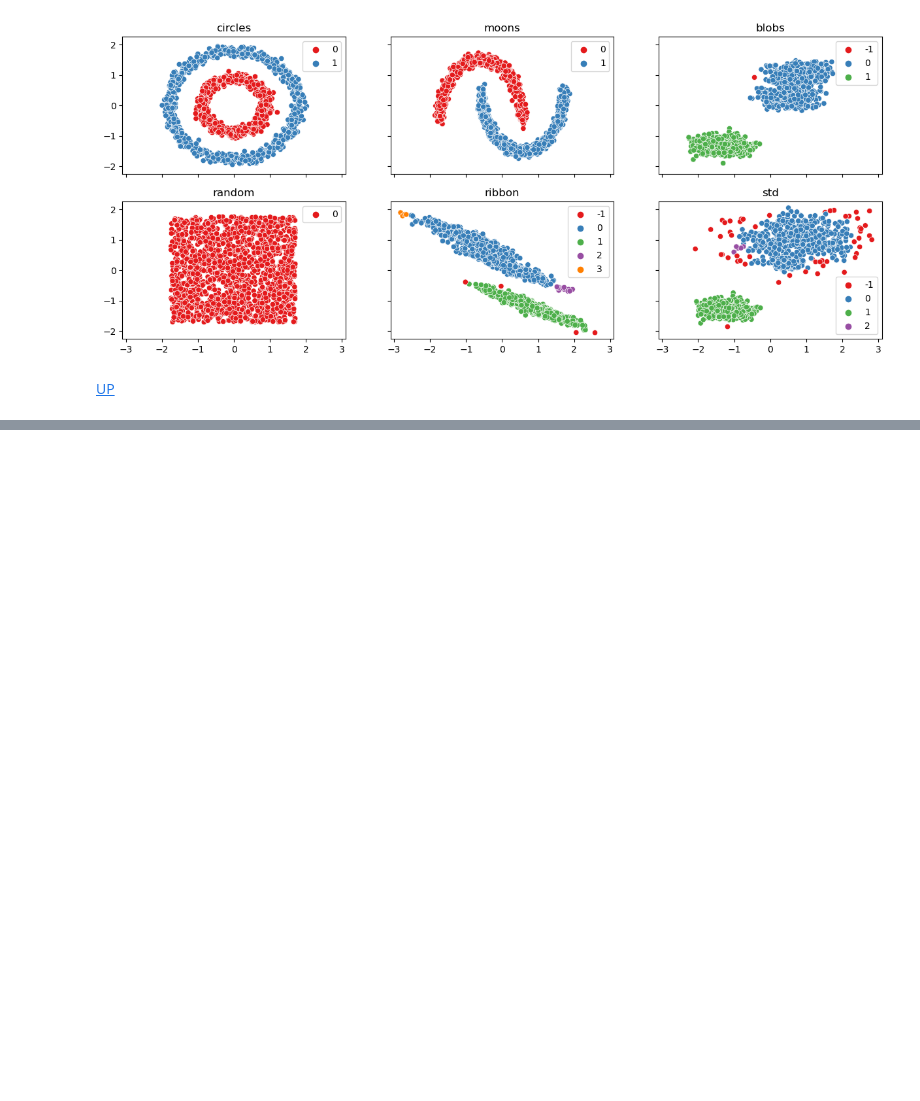
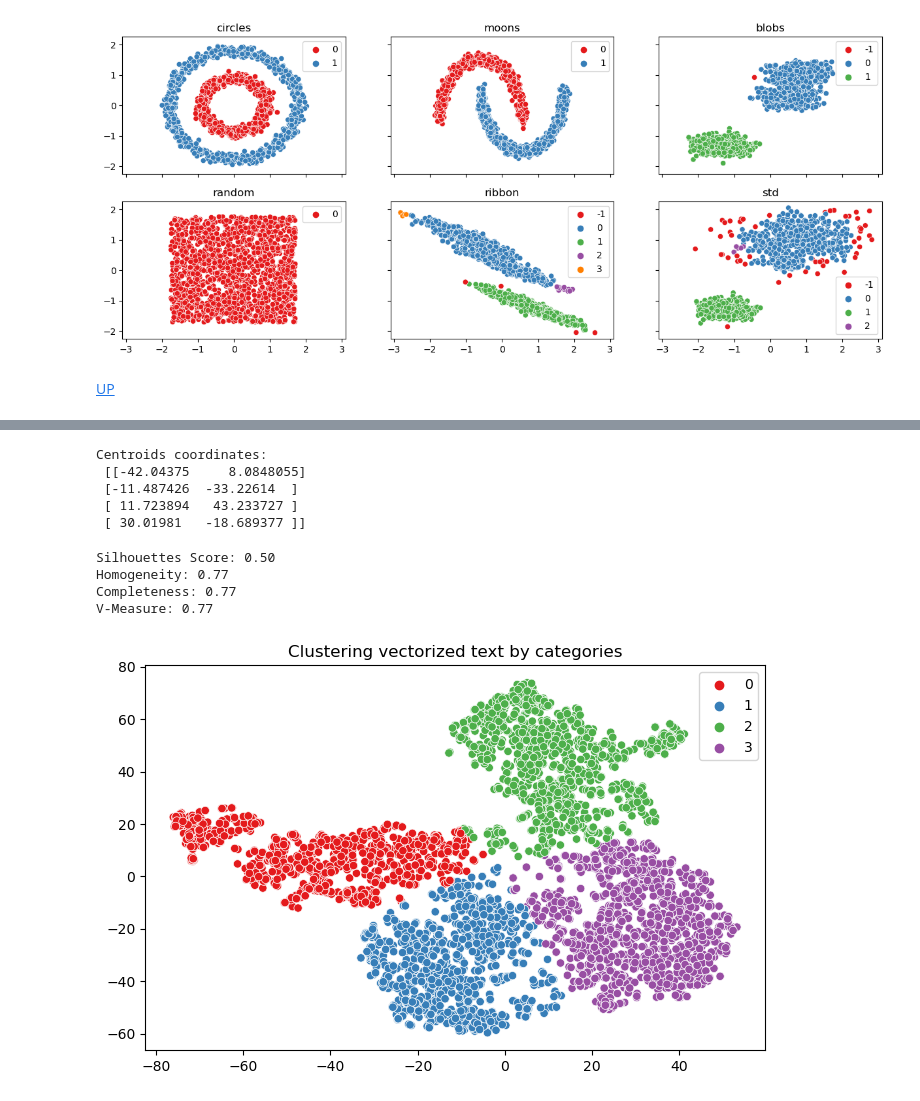
Before and after one commit to leopoldgerber/Machine-Learning, a Jupyter notebook: ML-7. Clustering.ipynb, the cells around one changed output, grey strips where cells are left out. Saved outputs shown, nothing was run; the diff lists cells and outputs as text; code cells hidden in the pictures; blank space fills up the shorter version.

Commit message:
Update ML-7. Clustering Added Vectorization

```diff
--- a/ML-7. Clustering.ipynb
+++ b/ML-7. Clustering.ipynb
@@ -721,0 +757,55 @@ plt.show()
+# %%
+model = Word2Vec(docs, min_count = 20, vector_size = 50)
+# %%
+def doc_vectorizer(doc, model):
+    doc_vector = []
+    num_words = 0
+    for word in doc:
+        try:
+            if num_words == 0:
+                doc_vector = model.wv[word]
+            else:
+                doc_vector = np.add(doc_vector, model.wv[word])
+            num_words += 1
+        except:
+            pass
+
+    return np.asarray(doc_vector) / num_words
+
+X = []
+for doc in docs:
+    X.append(doc_vectorizer(doc, model))
+# %%
+from sklearn.manifold import TSNE
+
+tsne = TSNE(n_components = 2, random_state = 0)
+X = tsne.fit_transform(np.asarray(X))
+# %%
+kmeans = kmeans = KMeans(n_clusters=4)
+kmeans.fit(X)
+y_pred = kmeans.labels_.astype(int)
+
+print('Centroids coordinates:\n', kmeans.cluster_centers_)
+# %% [output]
+Centroids coordinates:
+ [[-42.04375     8.0848055]
+ [-11.487426  -33.22614  ]
+ [ 11.723894   43.233727 ]
+ [ 30.01981   -18.689377 ]]
+# %%
+print(f'Silhouettes Score: {silhouette_score(X, y_pred, metric="euclidean"):.2f}')
+print(f'Homogeneity: {homogeneity_score(labels, y_pred):.2f}')
+print(f'Completeness: {completeness_score(labels, y_pred):.2f}')
+print(f'V-Measure: {v_measure_score(labels, y_pred):.2f}')
+# %% [output]
+Silhouettes Score: 0.50
+Homogeneity: 0.77
+Completeness: 0.77
+V-Measure: 0.77
+# %%
+fig, axes = plt.subplots(1, 1, figsize = (8, 5))
+sns.scatterplot(x = X[:, 0], y = X[:, 1], hue = y_pred, palette = 'Set1', ax = axes)
+axes.set_title('Clustering vectorized text by categories', fontsize = 12)
+plt.show()
+# %% [output]
+[figure, added]
```
Also changed, not shown: parts of 60 cells of this notebook.
